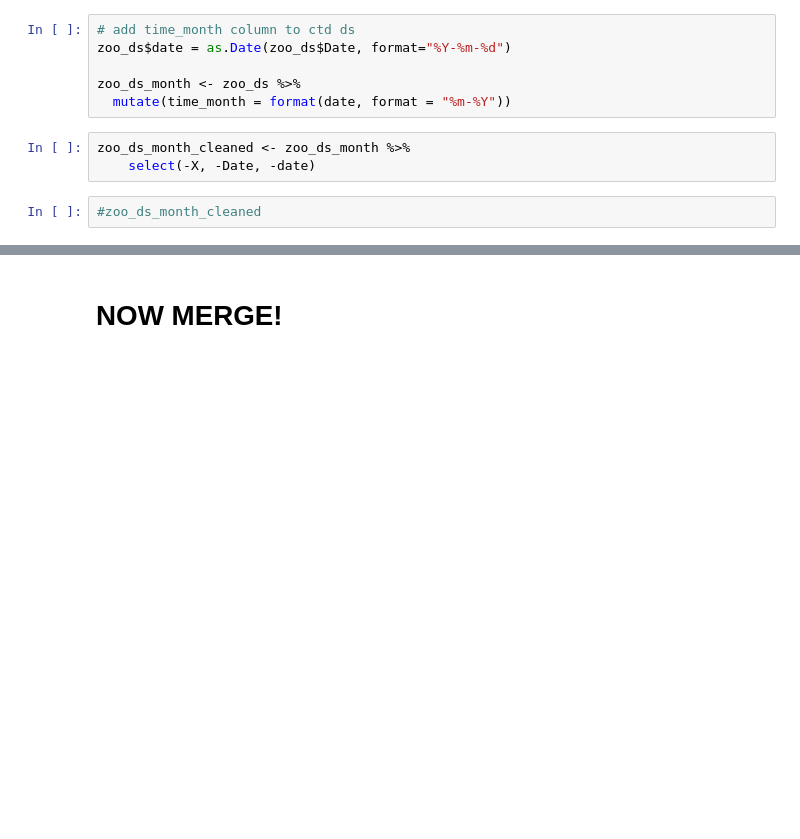
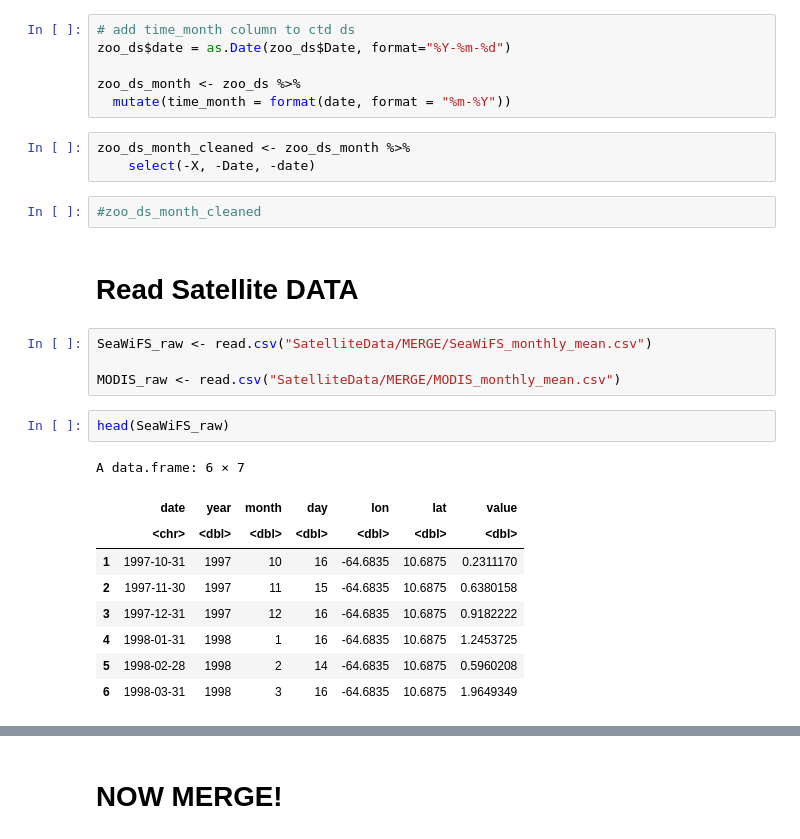
Before and after one commit to ben1post/BennyPhD, a Jupyter notebook: CaRiaco/SCRIPPS/CARIACO_data/Manuscript2DataAnalysis/MERGE_AllRelevantData.ipynb, the cells around one changed output, grey strips where cells are left out. Drawn from its saved outputs; the diff is of its cells as text; blank space fills up the shorter version.

```diff
--- a/CaRiaco/SCRIPPS/CARIACO_data/Manuscript2DataAnalysis/MERGE_AllRelevantData.ipynb
+++ b/CaRiaco/SCRIPPS/CARIACO_data/Manuscript2DataAnalysis/MERGE_AllRelevantData.ipynb
@@ -196,3 +196,21 @@ zoo_ds_month_cleaned <- zoo_ds_month %>%
     select(-X, -Date, -date)
 # %%
 #zoo_ds_month_cleaned
+# %% [markdown]
+# Read Satellite DATA
+# %%
+SeaWiFS_raw <- read.csv("SatelliteData/MERGE/SeaWiFS_monthly_mean.csv")
+
+MODIS_raw <- read.csv("SatelliteData/MERGE/MODIS_monthly_mean.csv")
+# %%
+head(SeaWiFS_raw)
+# %% [output]
+A data.frame: 6 × 7
+|  | date | year | month | day | lon | lat | value |
+|  | <chr> | <dbl> | <dbl> | <dbl> | <dbl> | <dbl> | <dbl> |
+| 1 | 1997-10-31 | 1997 | 10 | 16 | -64.6835 | 10.6875 | 0.2311170 |
+| 2 | 1997-11-30 | 1997 | 11 | 15 | -64.6835 | 10.6875 | 0.6380158 |
+| 3 | 1997-12-31 | 1997 | 12 | 16 | -64.6835 | 10.6875 | 0.9182222 |
+| 4 | 1998-01-31 | 1998 | 1 | 16 | -64.6835 | 10.6875 | 1.2453725 |
+| 5 | 1998-02-28 | 1998 | 2 | 14 | -64.6835 | 10.6875 | 0.5960208 |
+| 6 | 1998-03-31 | 1998 | 3 | 16 | -64.6835 | 10.6875 | 1.9649349 |
```
Also changed, not shown: parts of 5 cells of this notebook, 24 other files.
